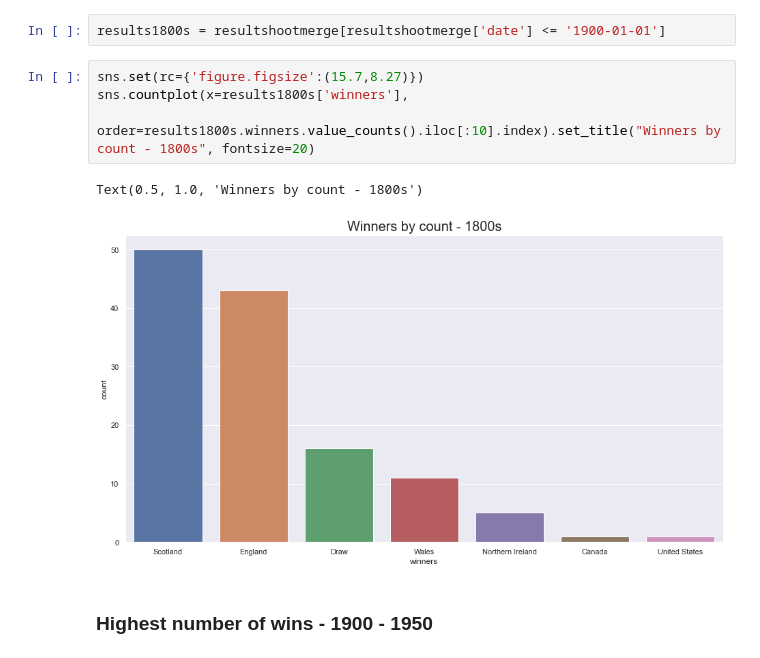
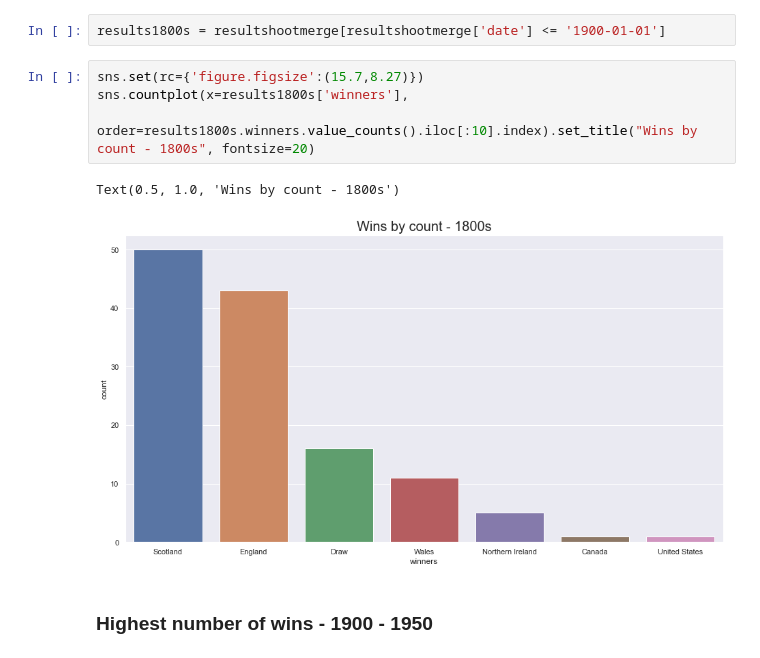
Before and after one commit to Tamizh2907/Footballdata, a Jupyter notebook: main.ipynb, the cells around one changed output. Saved outputs shown, nothing was run; the diff lists cells and outputs as text.

```diff
--- a/main.ipynb
+++ b/main.ipynb
@@ -169,10 +169,10 @@ results1800s = resultshootmerge[resultshootmerge['date'] <= '1900-01-01']
 # %%
 sns.set(rc={'figure.figsize':(15.7,8.27)})
 sns.countplot(x=results1800s['winners'],
-                order=results1800s.winners.value_counts().iloc[:10].index).set_title("Winners by count - 1800s", fontsize=20)
+                order=results1800s.winners.value_counts().iloc[:10].index).set_title("Wins by count - 1800s", fontsize=20)
 # %% [output]
-Text(0.5, 1.0, 'Winners by count - 1800s')
+Text(0.5, 1.0, 'Wins by count - 1800s')
-[figure, old version]
+[figure, new version]
 # %% [markdown]
 ### Highest number of wins - 1900 - 1950
 # %%
```
Also changed, not shown: parts of 33 cells of this notebook.
